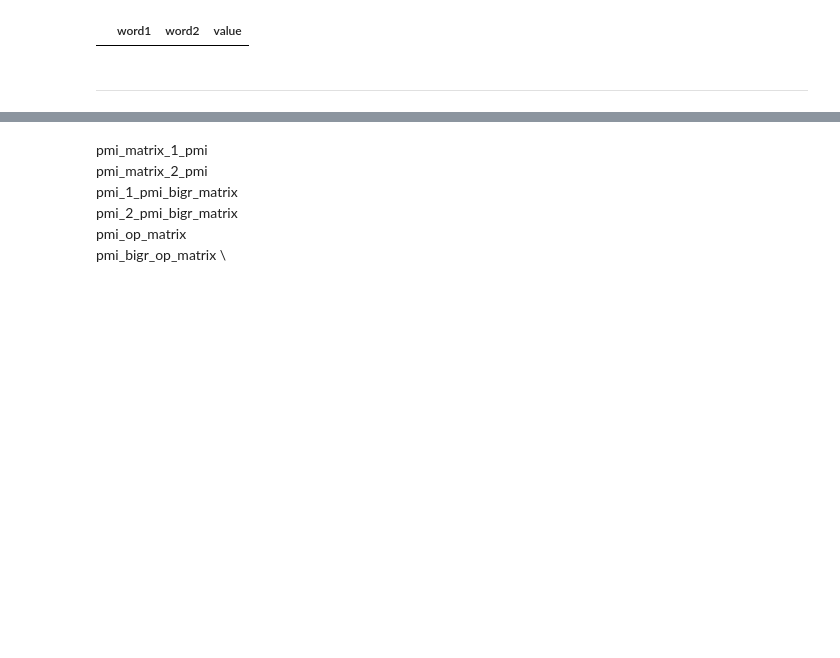
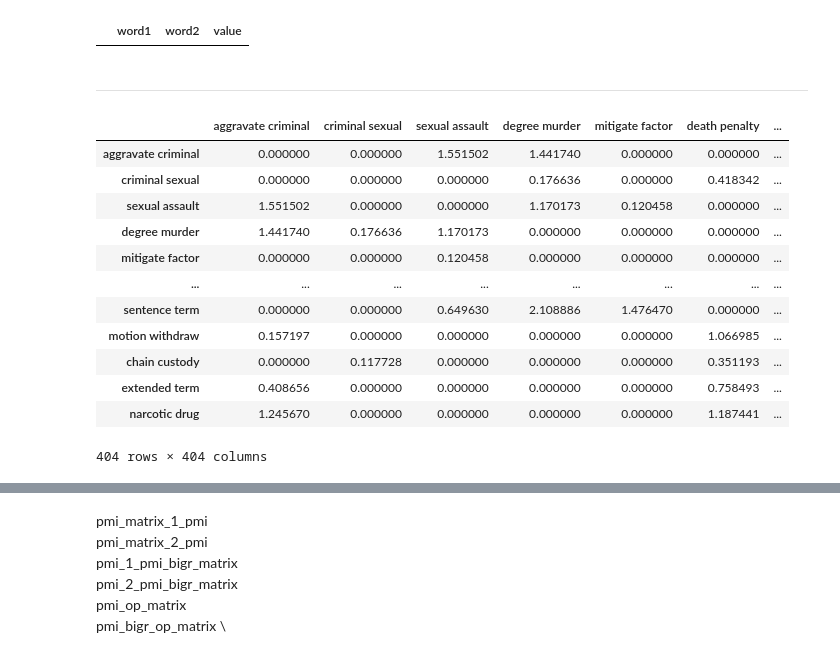
Before and after one commit to martinaviggiano/knowledge_extraction_project, a Jupyter notebook: 04_Results.ipynb, the cells around one changed output, grey strips where cells are left out. Saved outputs shown, nothing was run; the diff lists cells and outputs as text; code cells hidden in the pictures; blank space fills up the shorter version.

```diff
--- a/04_Results.ipynb
+++ b/04_Results.ipynb
@@ -351,3 +351,19 @@ find_word_sorted_cooc_pmi(pmi_op_matrix, 'addiction')
 |  | word1 | word2 | value |
 # %% [markdown]
 ---
+# %%
+pmi_bigr_op_matrix
+# %% [output]
+|  | aggravate criminal | criminal sexual | sexual assault | degree murder | mitigate factor | death penalty | ... |
+| aggravate criminal | 0.000000 | 0.000000 | 1.551502 | 1.441740 | 0.000000 | 0.000000 | ... |
+| criminal sexual | 0.000000 | 0.000000 | 0.000000 | 0.176636 | 0.000000 | 0.418342 | ... |
+| sexual assault | 1.551502 | 0.000000 | 0.000000 | 1.170173 | 0.120458 | 0.000000 | ... |
+| degree murder | 1.441740 | 0.176636 | 1.170173 | 0.000000 | 0.000000 | 0.000000 | ... |
+| mitigate factor | 0.000000 | 0.000000 | 0.120458 | 0.000000 | 0.000000 | 0.000000 | ... |
+| ... | ... | ... | ... | ... | ... | ... | ... |
+| sentence term | 0.000000 | 0.000000 | 0.649630 | 2.108886 | 1.476470 | 0.000000 | ... |
+| motion withdraw | 0.157197 | 0.000000 | 0.000000 | 0.000000 | 0.000000 | 1.066985 | ... |
+| chain custody | 0.000000 | 0.117728 | 0.000000 | 0.000000 | 0.000000 | 0.351193 | ... |
+| extended term | 0.408656 | 0.000000 | 0.000000 | 0.000000 | 0.000000 | 0.758493 | ... |
+| narcotic drug | 1.245670 | 0.000000 | 0.000000 | 0.000000 | 0.000000 | 1.187441 | ... |
+404 rows × 404 columns
```
Also changed, not shown: parts of 1 cell of this notebook, 1 other file.
